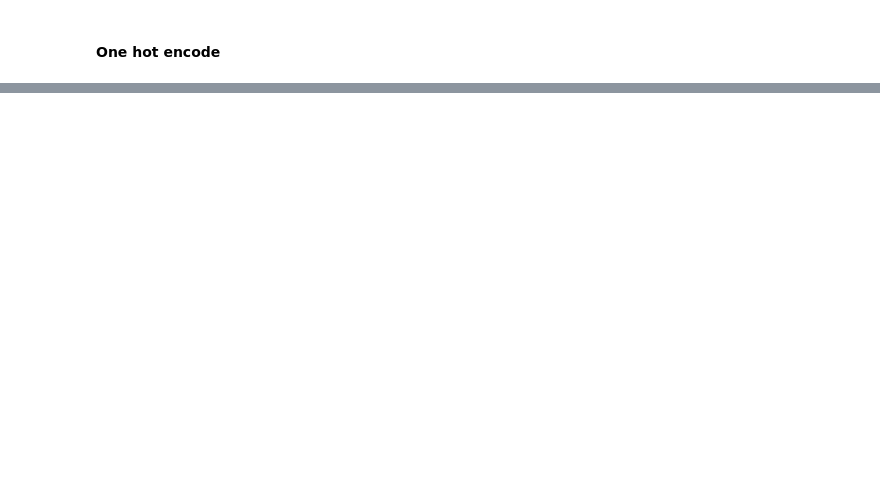
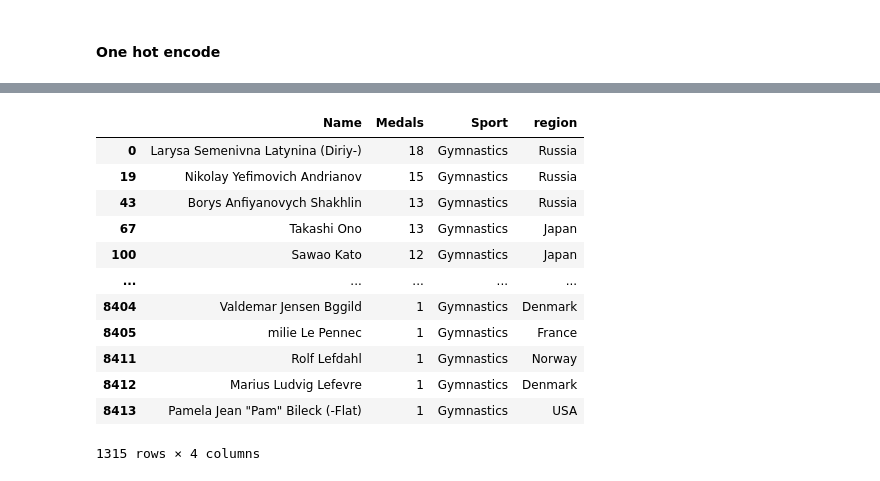
Before and after one commit to Uqbaahmad/Olympics-Analysis, a Jupyter notebook: olympics.ipynb, the cells around one changed output, grey strips where cells are left out. Cells and saved outputs as stored; diff of their text form; code cells hidden in the pictures; blank space fills up the shorter version.

```diff
--- a/olympics.ipynb
+++ b/olympics.ipynb
@@ -102,0 +409,2 @@ fetch_mdeal_tally(year=2016, country='France')
+# %%
+x = df.drop_duplicates(['Year', 'Sport', 'Event'])
@@ -102,0 +472,26 @@ fetch_mdeal_tally(year=2016, country='France')
+# %%
+# Successful athletes
+def most_successful(df, sport):
+    func_df = df.dropna(subset=['Medal'])
+
+    if sport != "Overall":
+        func_df = func_df[func_df['Sport']==sport]
+    x = func_df['Name'].value_counts().reset_index().merge(df, left_on = 'index', right_on='Name', how='left')[['index','Name_x', 'Sport', 'region']].drop_duplicates('index')
+    x.rename(columns={'index':'Name', "Name_x":'Medals'}, inplace=True)
+    return x
+# %%
+most_successful(df, 'Gymnastics')
+# %% [output]
+|  | Name | Medals | Sport | region |
+| 0 | Larysa Semenivna Latynina (Diriy-) | 18 | Gymnastics | Russia |
+| 19 | Nikolay Yefimovich Andrianov | 15 | Gymnastics | Russia |
+| 43 | Borys Anfiyanovych Shakhlin | 13 | Gymnastics | Russia |
+| 67 | Takashi Ono | 13 | Gymnastics | Japan |
+| 100 | Sawao Kato | 12 | Gymnastics | Japan |
+| ... | ... | ... | ... | ... |
+| 8404 | Valdemar Jensen Bggild | 1 | Gymnastics | Denmark |
+| 8405 | milie Le Pennec | 1 | Gymnastics | France |
+| 8411 | Rolf Lefdahl | 1 | Gymnastics | Norway |
+| 8412 | Marius Ludvig Lefevre | 1 | Gymnastics | Denmark |
+| 8413 | Pamela Jean "Pam" Bileck (-Flat) | 1 | Gymnastics | USA |
+1315 rows × 4 columns
```
Also changed, not shown: parts of 46 cells of this notebook, 3 other files.
